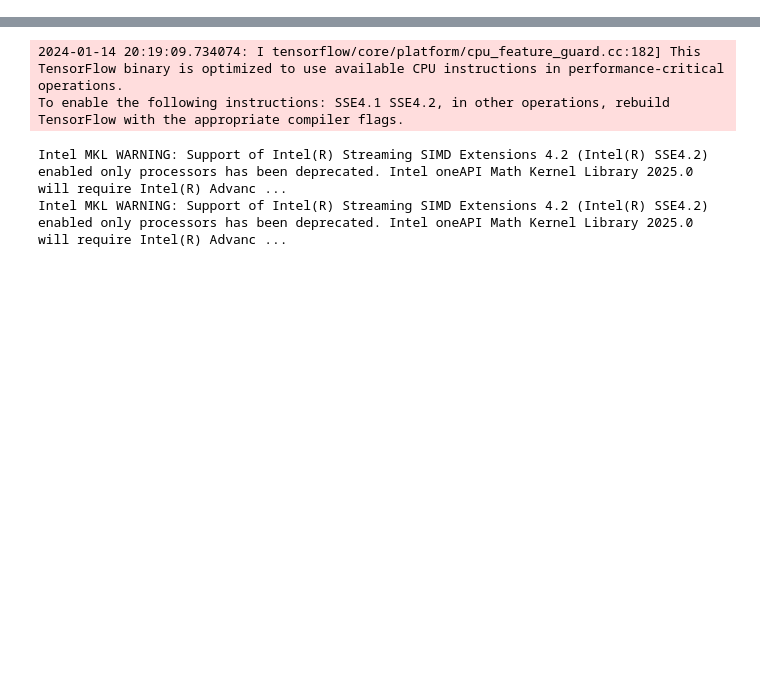
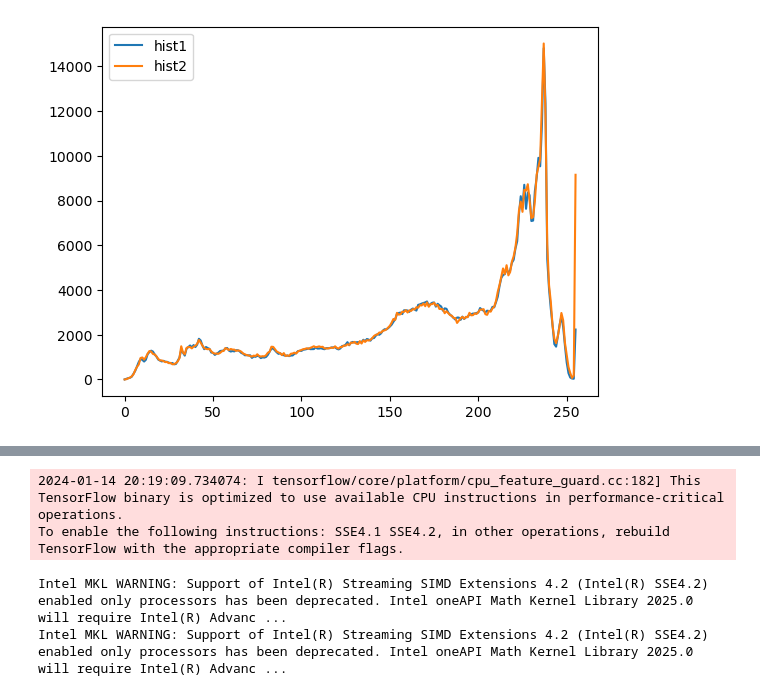
Before and after one commit to blissin/mac_air, a Jupyter notebook: 3.AI/image_process.ipynb, the cells around one changed output, grey strips where cells are left out. Drawn from its saved outputs; the diff is of its cells as text; code cells hidden in the pictures; blank space fills up the shorter version.

```diff
--- a/3.AI/image_process.ipynb
+++ b/3.AI/image_process.ipynb
@@ -9,0 +47,7 @@ ImportError: Could not import PIL.Image. The use of `load_img` requires PIL.
+# %%
+plt.plot(hist1,label = 'hist1')
+plt.plot(hist2, label='hist2')
+plt.legend()
+plt.show()
+# %% [output]
+[figure, added]
```
Also changed, not shown: parts of 9 cells of this notebook, 3 other files.
